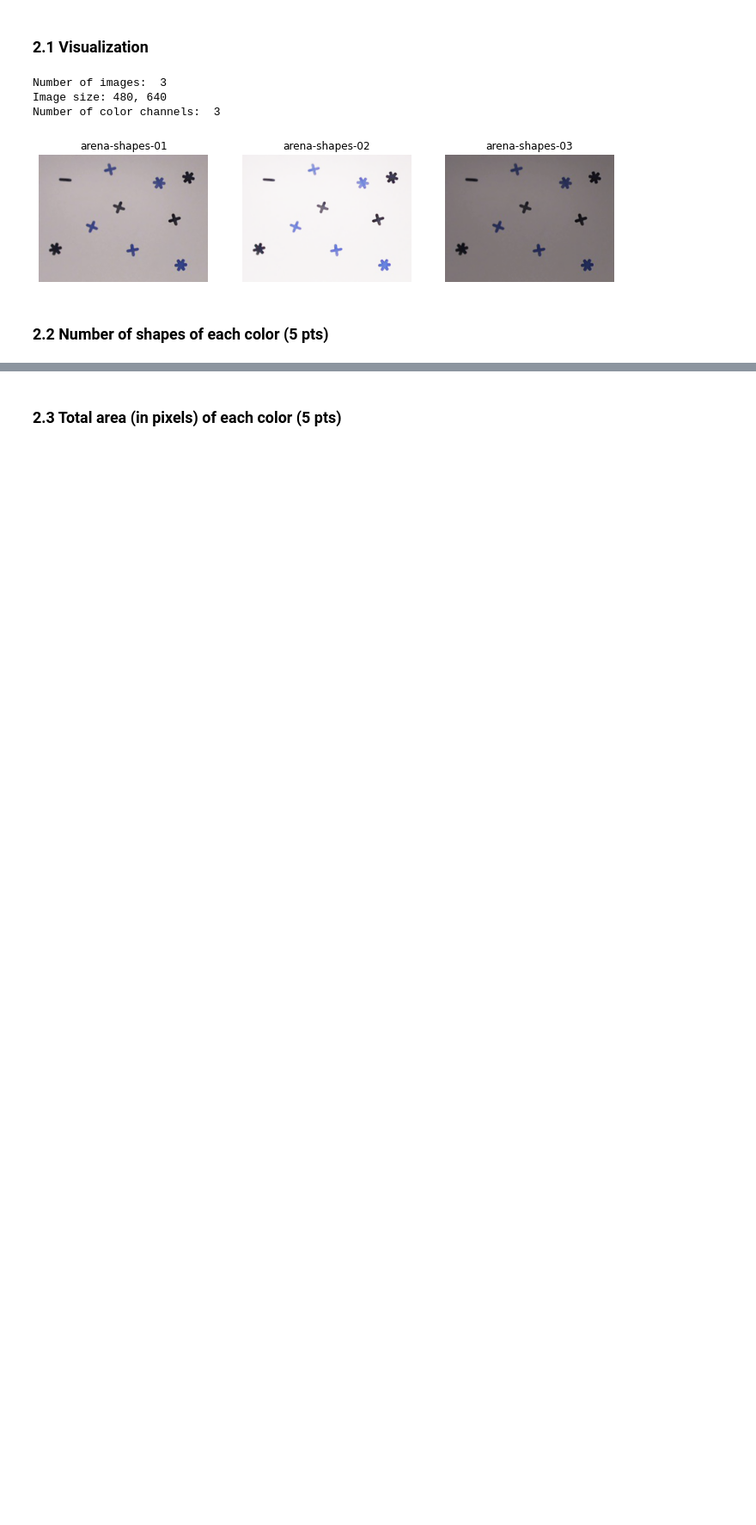
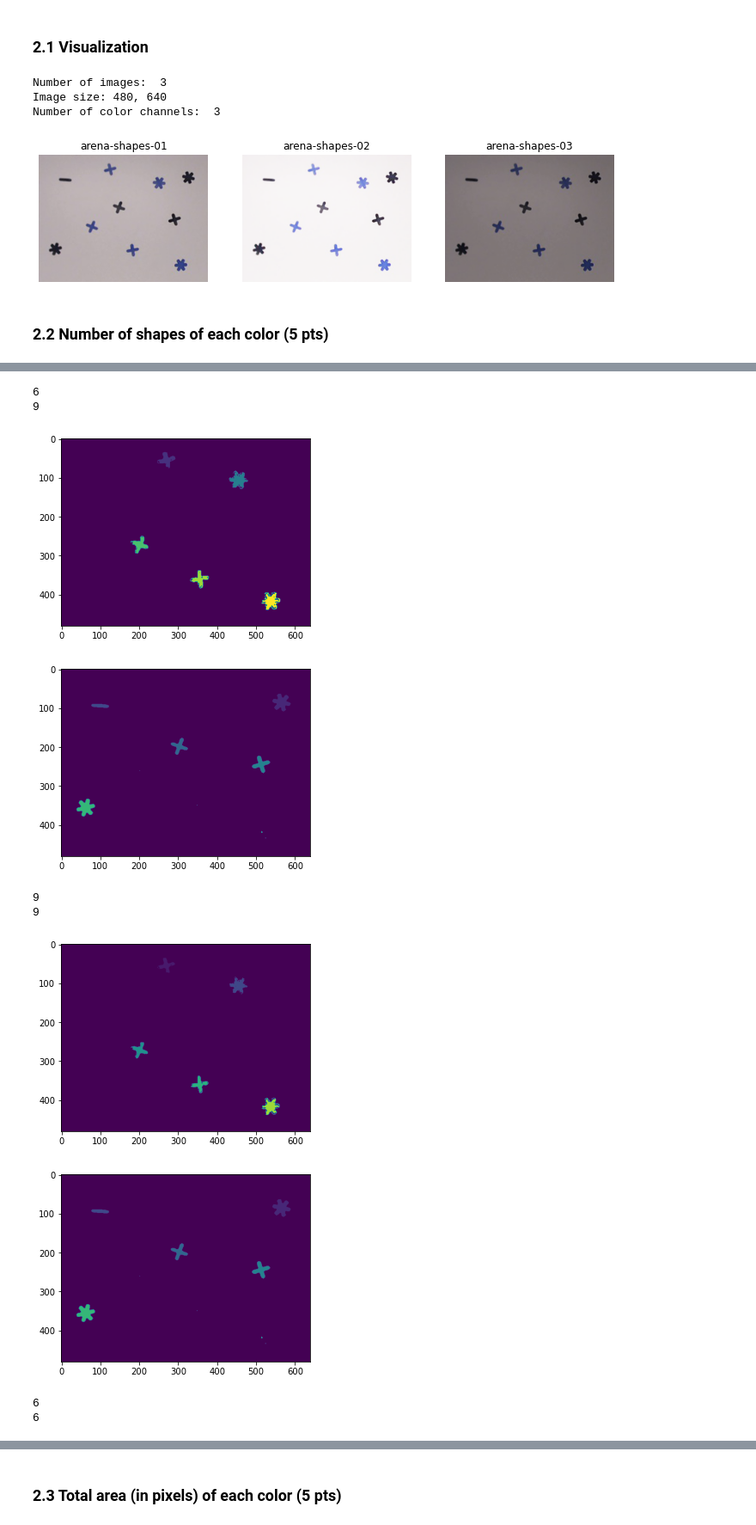
Before and after one commit to Andrea-Oliveri/Image-Processing-Assignements, a Jupyter notebook: Lab 1/lab_01_segmentation.ipynb, the cells around one changed output, grey strips where cells are left out. Shown: that part at 86% size. Drawn from its saved outputs; the diff is of its cells as text; code cells hidden in the pictures; blank space fills up the shorter version.

```diff
--- a/Lab 1/lab_01_segmentation.ipynb
+++ b/Lab 1/lab_01_segmentation.ipynb
@@ -234,0 +264,67 @@ plt.show()
+# %%
+def detect_same_object(component1, component2):
+    distance = np.linalg.norm(component1["centroid"] - component2["centroid"])
+    radius_component1 = (component1["width"] + component1["height"]) / 4
+    radius_component2 = (component2["width"] + component2["height"]) / 4
+
+    if distance <= radius_component1 or distance <= radius_component2:
+        return True
+
+    return False
+
+
+def get_components_from_mask(mask):
+    num_labels, labels, stats, centroids = cv.connectedComponentsWithStats(mask)
+
+    # Merging close components that belong to same object, skipping background labeled 0.
+    new_labels = {}
+    for component1 in range(1, num_labels):
+        parameters1 = {"centroid": np.array(centroids[component1]), "width": stats[component1, cv.CC_STAT_WIDTH], "height": stats[component1, cv.CC_STAT_HEIGHT]}
+        for component2 in range(component1 + 1, num_labels):
+            parameters2 = {"centroid": np.array(centroids[component2]), "width": stats[component2, cv.CC_STAT_WIDTH], "height": stats[component2, cv.CC_STAT_HEIGHT]}
+            if detect_same_object(parameters1, parameters2):
+                new_labels[component2] = component1
+
+    # Lists all values of dictionary which are also keys. Needed to solve conflicts.
+    key_value_conflicts = [key for key, value in new_labels.items() if value in new_labels.keys()]
+    while key_value_conflicts:
+        for conflict in key_value_conflicts:
+            new_labels[conflict] = new_labels[new_labels[conflict]]
+        key_value_conflicts = [key for key, value in new_labels.items() if value in new_labels.keys()]
+
+
+    for old_component, new_component in new_labels.items():
+        labels[labels == old_component] = new_component
+
+    return labels
+
+
+for image, name in zip(images, im_names):
+    image_hsv = cv.cvtColor(image, cv.COLOR_RGB2HSV)
+
+    image_hsv[:,:,2] = cv.equalizeHist(image_hsv[:,:,2])
+
+    blue_mask  = cv.inRange(image_hsv, (90, 50, 5), (135, 255, 255))
+    black_mask = cv.inRange(image_hsv, (0, 0, 0), (180, 255, 3))
+
+    objects_blue  = get_components_from_mask(blue_mask)
+    objects_black = get_components_from_mask(black_mask)
+
+    print(len(np.unique(objects_blue))-1)
+    print(len(np.unique(objects_black))-1)
+
+    plt.imshow(objects_blue)
+    plt.show()
+    plt.imshow(objects_black)
+    plt.show()
+# %% [output]
+6
+9
+[figure, added]
+[figure, added]
+9
+9
+[figure, added]
+[figure, added]
+6
+6
```
Also changed, not shown: parts of 10 cells of this notebook.
